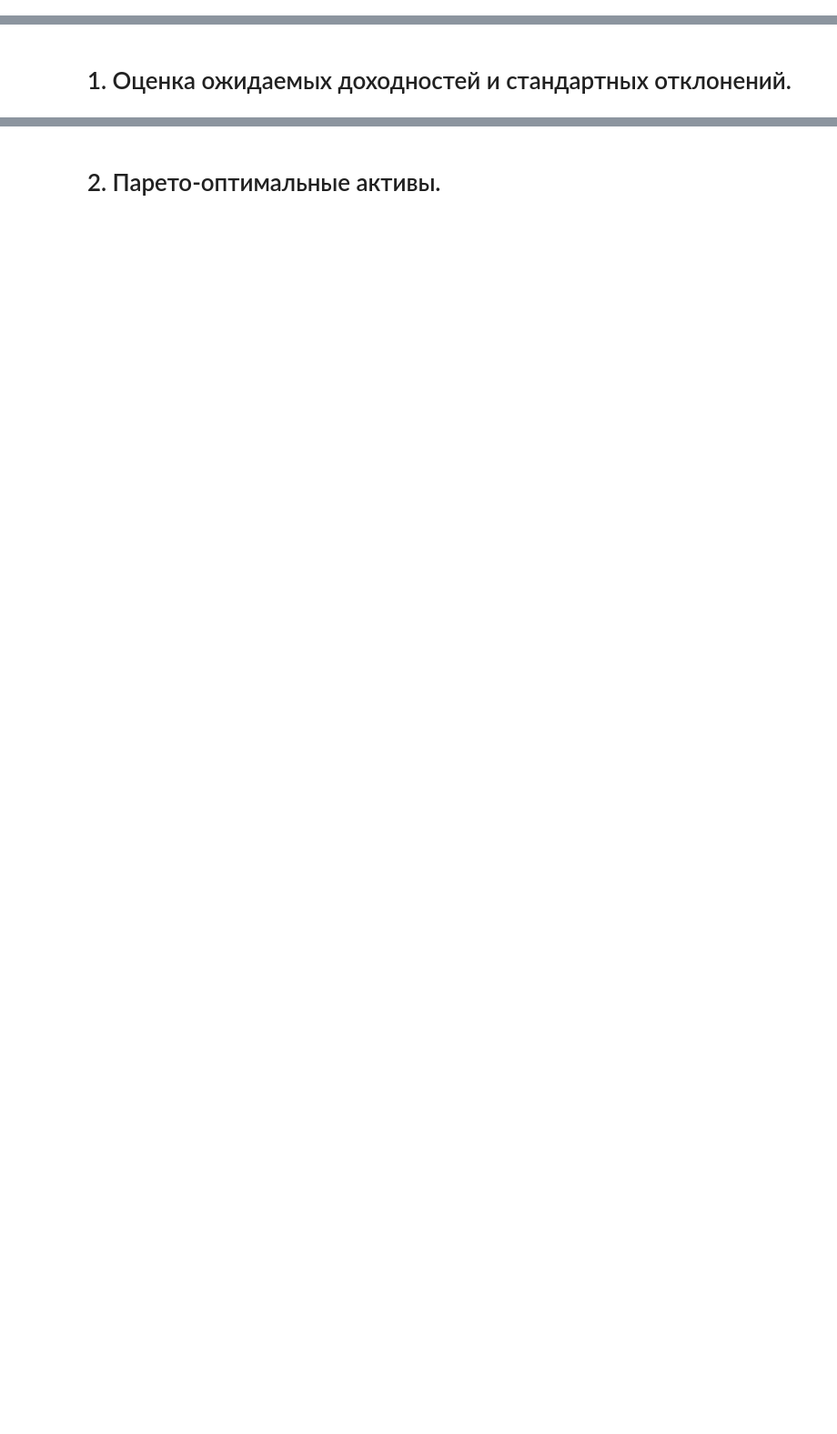
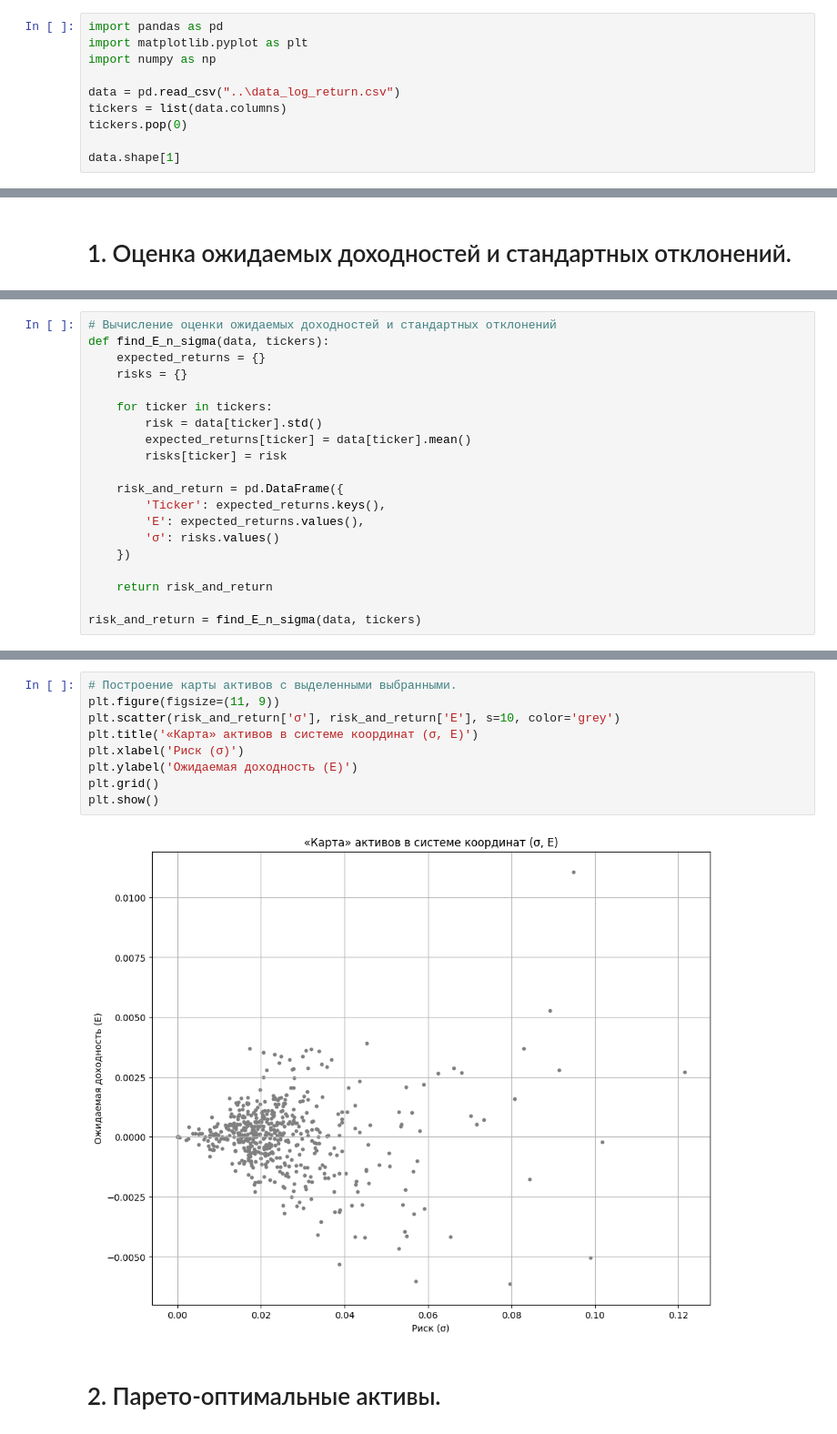
Before and after one commit to AkyLkaNastya/stock-market-analysis, a Jupyter notebook: Часть 1/report.ipynb, the cells around one changed output, grey strips where cells are left out. Shown: that part at 91% size. Drawn from its saved outputs; the diff is of its cells as text; blank space fills up the shorter version.

```diff
--- a/Часть 1/report.ipynb
+++ b/Часть 1/report.ipynb
@@ -3,3 +3,13 @@
 
  <b>рынок:</b> Бразилия<br>
  <b>период:</b> 2018 год
+# %%
+import pandas as pd
+import matplotlib.pyplot as plt
+import numpy as np
+
+data = pd.read_csv("..\data_log_return.csv")
+tickers = list(data.columns)
+tickers.pop(0)
+
+data.shape[1]
@@ -7,0 +22,20 @@
+# %%
+# Вычисление оценки ожидаемых доходностей и стандартных отклонений
+def find_E_n_sigma(data, tickers):
+    expected_returns = {}
+    risks = {}
+
+    for ticker in tickers:
+        risk = data[ticker].std()
+        expected_returns[ticker] = data[ticker].mean()
+        risks[ticker] = risk
+
+    risk_and_return = pd.DataFrame({
+        'Ticker': expected_returns.keys(),
+        'E': expected_returns.values(),
+        'σ': risks.values()
+    })
+
+    return risk_and_return
+
+risk_and_return = find_E_n_sigma(data, tickers)
@@ -8,2 +44,13 @@
+# %%
+# Построение карты активов с выделенными выбранными.
+plt.figure(figsize=(11, 9))
+plt.scatter(risk_and_return['σ'], risk_and_return['E'], s=10, color='grey')
+plt.title('«Карта» активов в системе координат (σ, E)')
+plt.xlabel('Риск (σ)')
+plt.ylabel('Ожидаемая доходность (E)')
+plt.grid()
+plt.show()
+# %% [output]
+[figure, added]
 # %% [markdown]
 # 2. Парето-оптимальные активы.
```
Also changed, not shown: parts of 15 cells of this notebook, 6 other files.
